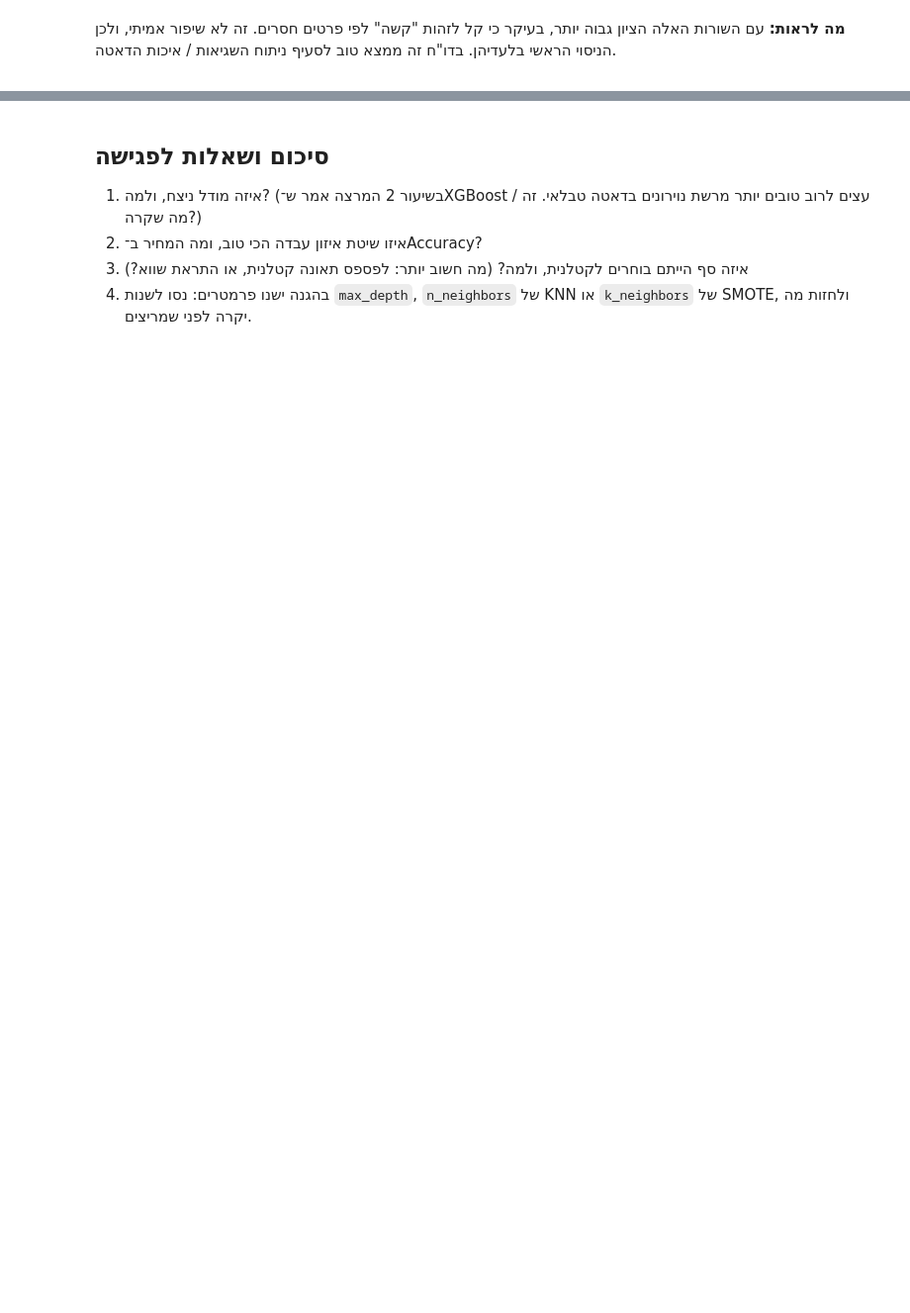
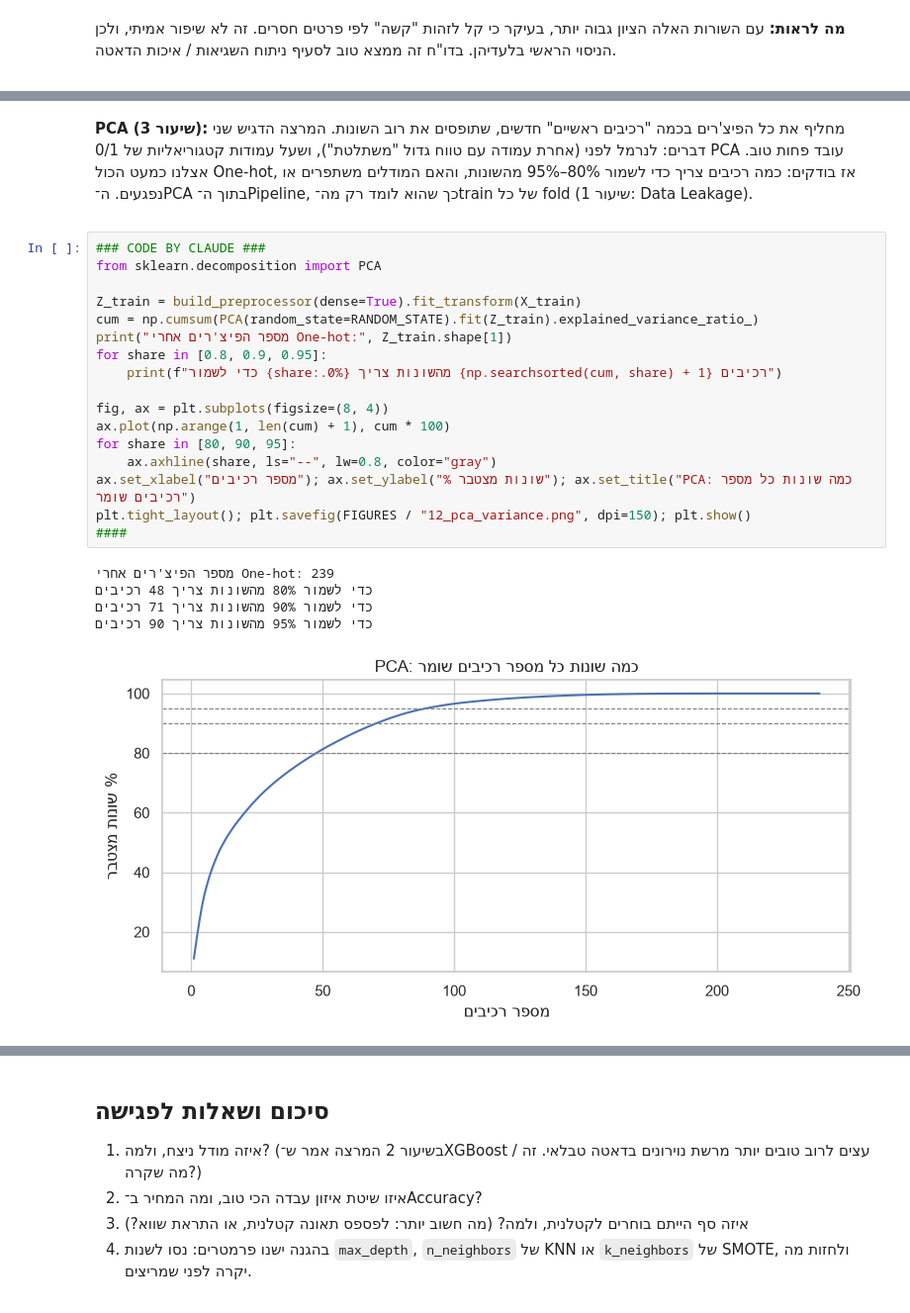
Before and after one commit to Maya171201/road-accidents-severity, a Jupyter notebook: notebooks/02_classification.ipynb, the cells around one changed output, grey strips where cells are left out. Shown at 99% size. Saved outputs shown, nothing was run; the diff lists cells and outputs as text; blank space fills up the shorter version.

```diff
--- a/notebooks/02_classification.ipynb
+++ b/notebooks/02_classification.ipynb
@@ -485,0 +523,32 @@ pd.DataFrame(art_rows).round(3)
+# %% [markdown]
+<div dir="rtl">
+
+**PCA (שיעור 3):** מחליף את כל הפיצ'רים בכמה "רכיבים ראשיים" חדשים, שתופסים את רוב השונות.
+המרצה הדגיש שני דברים: לנרמל לפני (אחרת עמודה עם טווח גדול "משתלטת"), ושעל עמודות קטגוריאליות של 0/1 PCA עובד פחות טוב.
+אצלנו כמעט הכול One-hot, אז בודקים: כמה רכיבים צריך כדי לשמור 80%–95% מהשונות, והאם המודלים משתפרים או נפגעים.
+ה־PCA בתוך ה־Pipeline, כך שהוא לומד רק מה־train של כל fold (שיעור 1: Data Leakage).
+
+</div>
+# %%
+### CODE BY CLAUDE ###
+from sklearn.decomposition import PCA
+
+Z_train = build_preprocessor(dense=True).fit_transform(X_train)
+cum = np.cumsum(PCA(random_state=RANDOM_STATE).fit(Z_train).explained_variance_ratio_)
+print("מספר הפיצ'רים אחרי One-hot:", Z_train.shape[1])
+for share in [0.8, 0.9, 0.95]:
+    print(f"כדי לשמור {share:.0%} מהשונות צריך {np.searchsorted(cum, share) + 1} רכיבים")
+
+fig, ax = plt.subplots(figsize=(8, 4))
+ax.plot(np.arange(1, len(cum) + 1), cum * 100)
+for share in [80, 90, 95]:
+    ax.axhline(share, ls="--", lw=0.8, color="gray")
+ax.set_xlabel("מספר רכיבים"); ax.set_ylabel("% שונות מצטבר"); ax.set_title("PCA: כמה שונות כל מספר רכיבים שומר")
+plt.tight_layout(); plt.savefig(FIGURES / "12_pca_variance.png", dpi=150); plt.show()
+####
+# %% [output]
+מספר הפיצ'רים אחרי One-hot: 239
+כדי לשמור 80% מהשונות צריך 48 רכיבים
+כדי לשמור 90% מהשונות צריך 71 רכיבים
+כדי לשמור 95% מהשונות צריך 90 רכיבים
+[figure, added]
```
Also changed, not shown: parts of 19 cells of this notebook, 12 other files.
